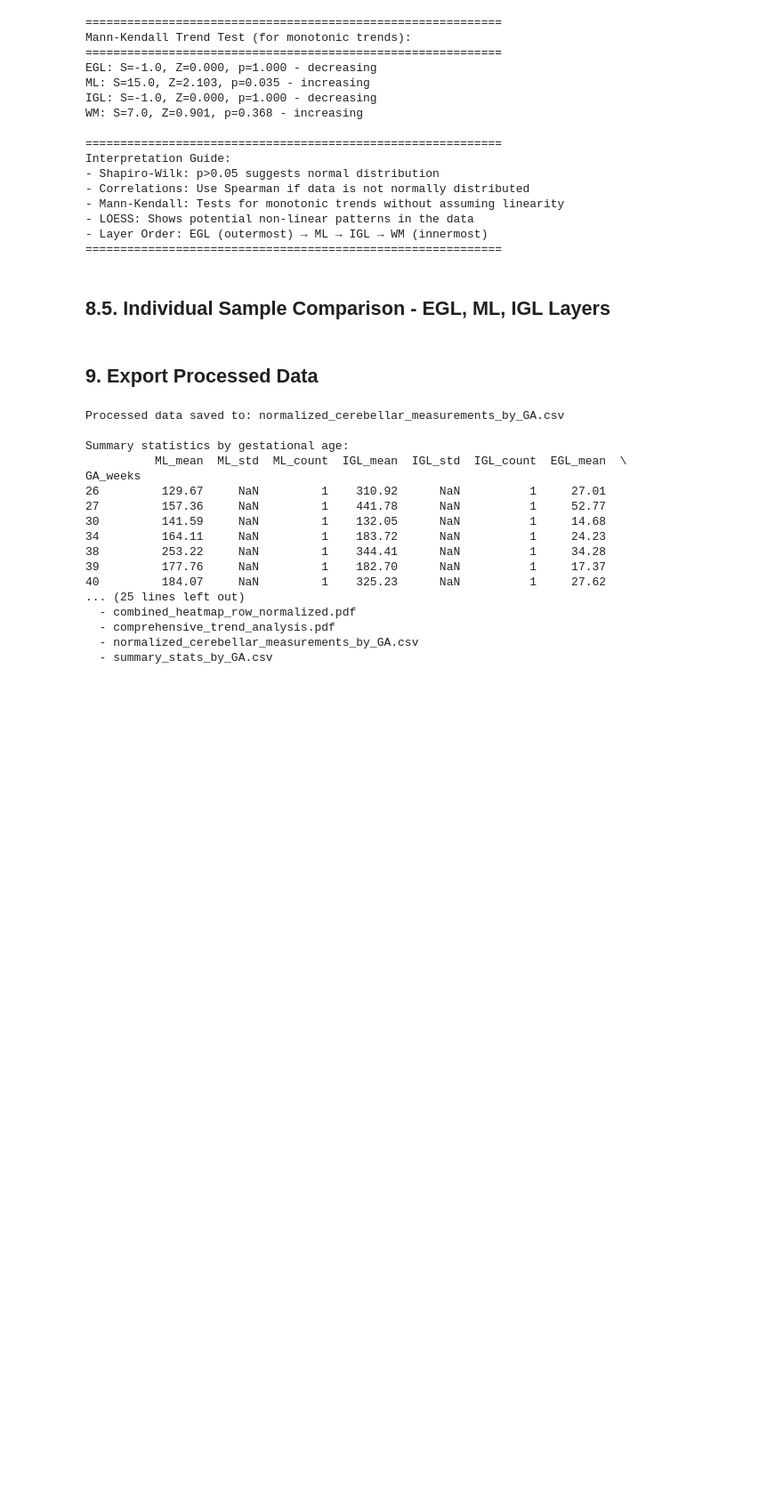
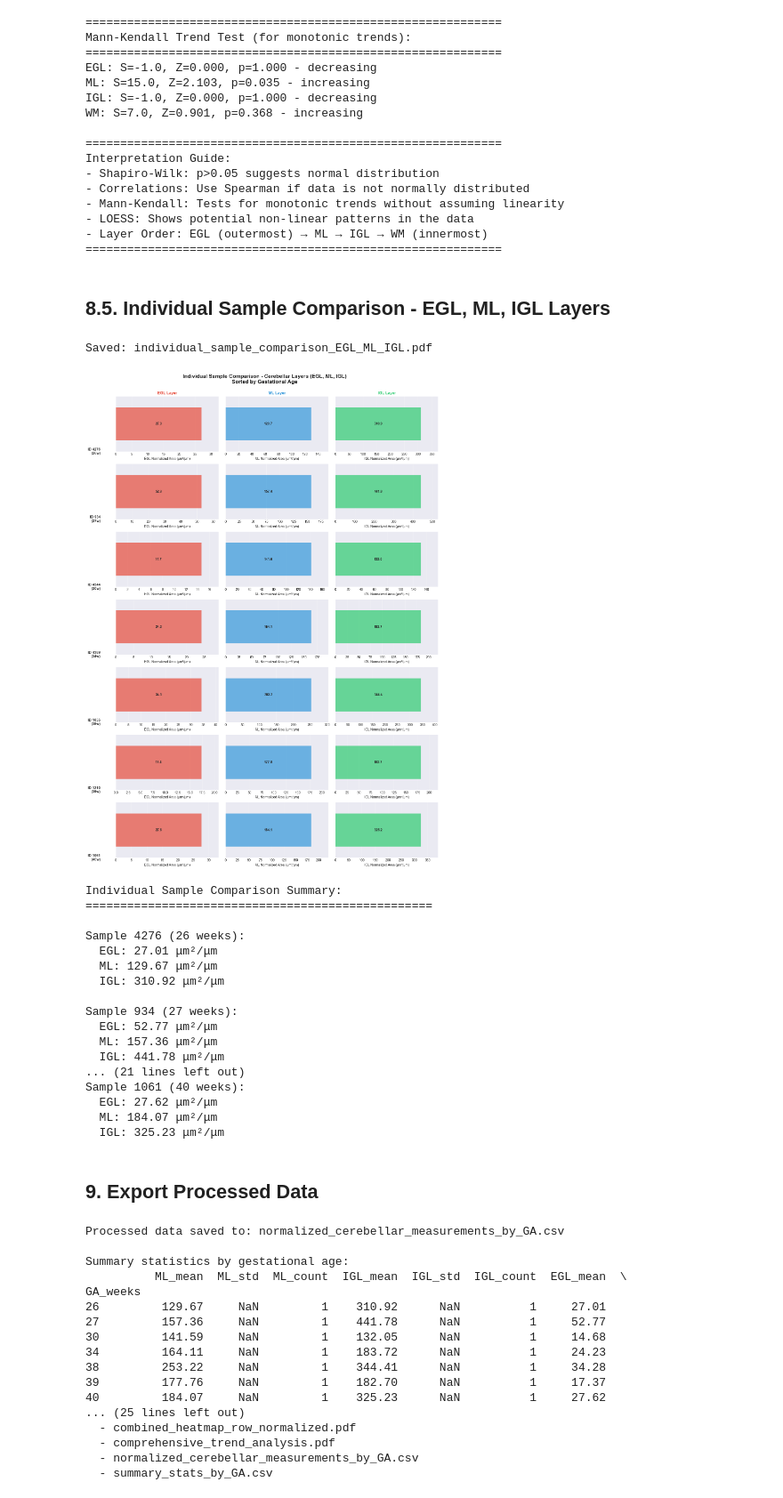
Before and after one commit to robinson-vidva/shared-projects, a Jupyter notebook: NEC_Neuropathology/visualizations_neuropath.ipynb, the cells around one changed output. Shown at 89% size. Drawn from its saved outputs; the diff is of its cells as text; code cells hidden in the pictures; blank space fills up the shorter version.

```diff
--- a/NEC_Neuropathology/visualizations_neuropath.ipynb
+++ b/NEC_Neuropathology/visualizations_neuropath.ipynb
@@ -854,34 +854,54 @@ for i, (_, row) in enumerate(sample_data.iterrows()):
         # Add layer label at the top of each column
         if i == 0:
             ax.set_title(f'{layer} Layer', fontsize=12, fontweight='bold',
                         color=layer_colors[layer])
 
 # Adjust layout
 plt.suptitle('Individual Sample Comparison - Cerebellar Layers (EGL, ML, IGL)\nSorted by Gestational Age',
-             fontsize=16, fontweight='bold', y=0.98)
+             fontsize=16, fontweight='bold', y=1)
 plt.tight_layout()
 
 # Save figure
 save_figure('individual_sample_comparison_EGL_ML_IGL')
 
 plt.show()
 
 # Print summary of the comparison
 print("Individual Sample Comparison Summary:")
 print("="*50)
 for _, row in sample_data.iterrows():
     sample_id = row['ID']
     ga_weeks = row['GA_weeks']
     print(f"\nSample {sample_id} ({ga_weeks} weeks):")
 
     for layer in comparison_layers:
         col_name = f'{layer}_Normalized'
         if col_name in combined_df.columns:
             value = combined_df[combined_df['ID'] == sample_id][col_name].iloc[0] if len(combined_df[combined_df['ID'] == sample_id]) > 0 else np.nan
             if not np.isnan(value):
                 print(f"  {layer}: {value:.2f} μm²/μm")
             else:
                 print(f"  {layer}: No data")
+# %% [output]
+Saved: individual_sample_comparison_EGL_ML_IGL.pdf
+[figure, added]
+Individual Sample Comparison Summary:
+==================================================
+
+Sample 4276 (26 weeks):
+  EGL: 27.01 μm²/μm
+  ML: 129.67 μm²/μm
+  IGL: 310.92 μm²/μm
+
+Sample 934 (27 weeks):
+  EGL: 52.77 μm²/μm
+  ML: 157.36 μm²/μm
+  IGL: 441.78 μm²/μm
+... (21 lines left out)
+Sample 1061 (40 weeks):
+  EGL: 27.62 μm²/μm
+  ML: 184.07 μm²/μm
+  IGL: 325.23 μm²/μm
 # %% [markdown]
 ## 9. Export Processed Data
 # %%
```
